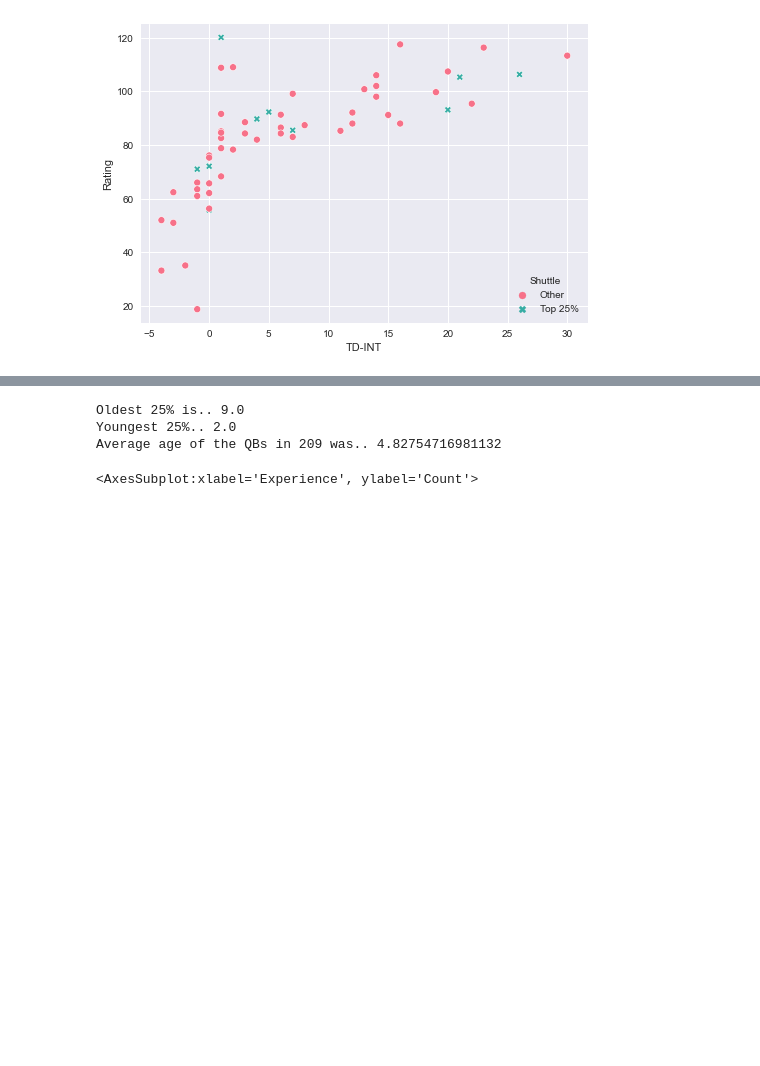
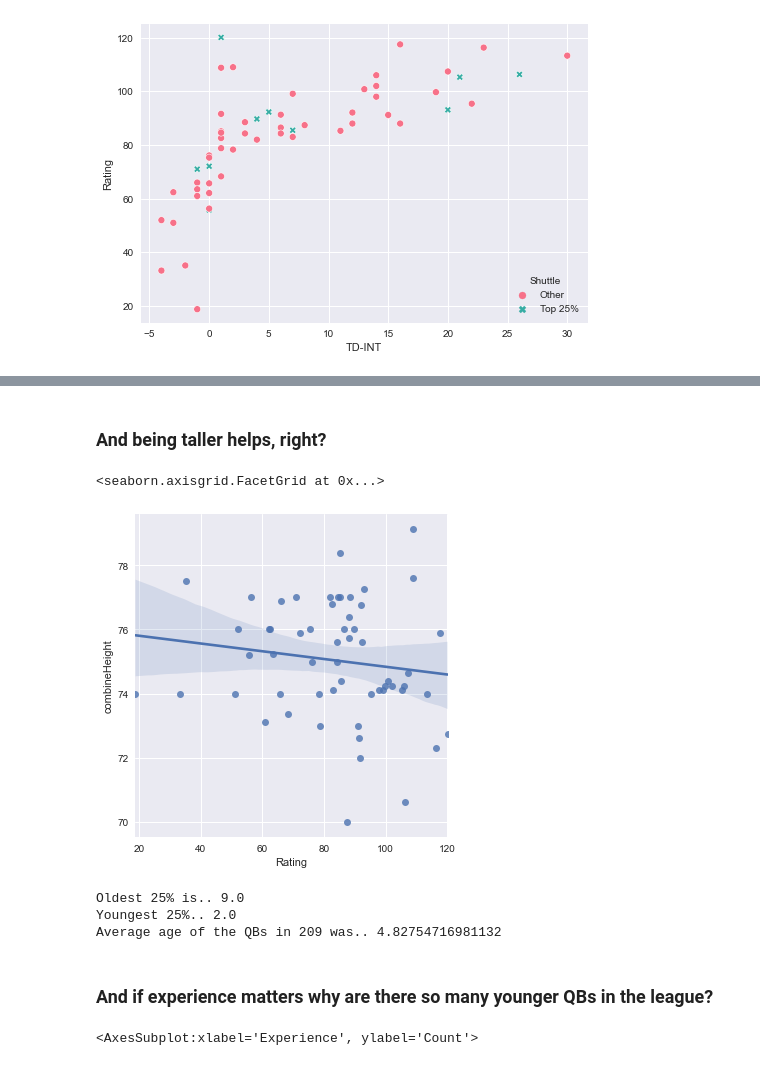
Before and after one commit to User7712/UCDPA_MarkCheesmore, a Jupyter notebook: QB_in_NFL_2019.ipynb, the cells around one changed output, grey strips where cells are left out. Cells and saved outputs as stored; diff of their text form; code cells hidden in the pictures; blank space fills up the shorter version.

```diff
--- a/QB_in_NFL_2019.ipynb
+++ b/QB_in_NFL_2019.ipynb
@@ -484,3 +506,10 @@ sns.scatterplot(y="Rating",x='TD-INT', data = QB_combine_2019_reduced, hue='comb
+# %% [markdown]
+### And being taller helps, right?
+# %%
+sns.lmplot(y='combineHeight',x='Rating', data = QB_combine_2019_reduced)
+# %% [output]
+<seaborn.axisgrid.FacetGrid at 0x...>
+[figure, added]
 # %%
 Oldest = QB_combine_2019_reduced['Experience'].quantile(q=0.75)
 Youngest = QB_combine_2019_reduced['Experience'].quantile(q=0.25)
@@ -492,6 +521,8 @@ print('Average age of the QBs in 209 was..', Mean_40yd)
 Oldest 25% is.. 9.0
 Youngest 25%.. 2.0
 Average age of the QBs in 209 was.. 4.82754716981132
+# %% [markdown]
+### And if experience matters why are there so many younger QBs in the league?
 # %%
 sns.histplot(data=QB_combine_2019_reduced, x="Experience", bins=10, kde=True)
 # %% [output]
```
Also changed, not shown: parts of 11 cells of this notebook.
